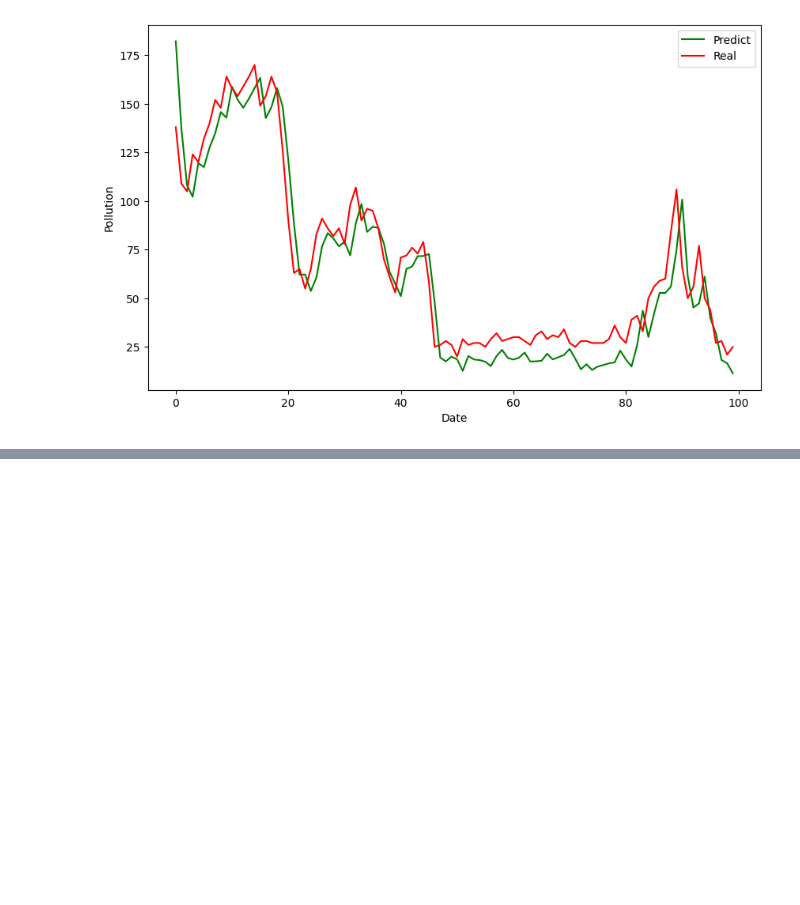
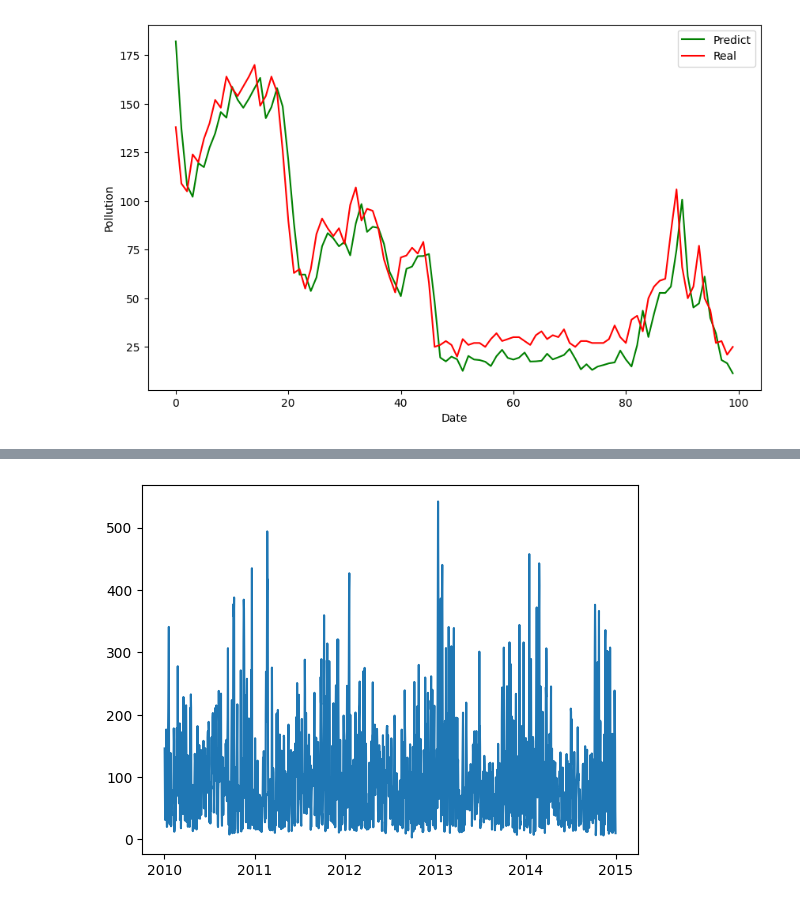
Before and after one commit to hyewon961117/hw_study2, a Jupyter notebook: two/007_python_시계열.ipynb, the cells around one changed output, grey strips where cells are left out. Cells and saved outputs as stored; diff of their text form; code cells hidden in the pictures; blank space fills up the shorter version.

```diff
--- a/two/007_python_시계열.ipynb
+++ b/two/007_python_시계열.ipynb
@@ -1288,0 +1487,6 @@ plt.show()
+# %%
+import pandas as pd
+
+air_pollution = pd.read_csv('./data/time/air_pollution.csv', parse_dates=['date'])
+air_pollution.set_index('date', inplace=True)
+air_pollution.head()
@@ -1288,0 +1513,8 @@ plt.show()
+# %%
+from matplotlib import pyplot as plt
+
+plt.plot(air_pollution.pollution_today)
+plt.show()
+#평균은 안정되어있지만 분산은 불안정한 상태
+# %% [output]
+[figure, added]
```
Also changed, not shown: parts of 55 cells of this notebook, 53 other files.
